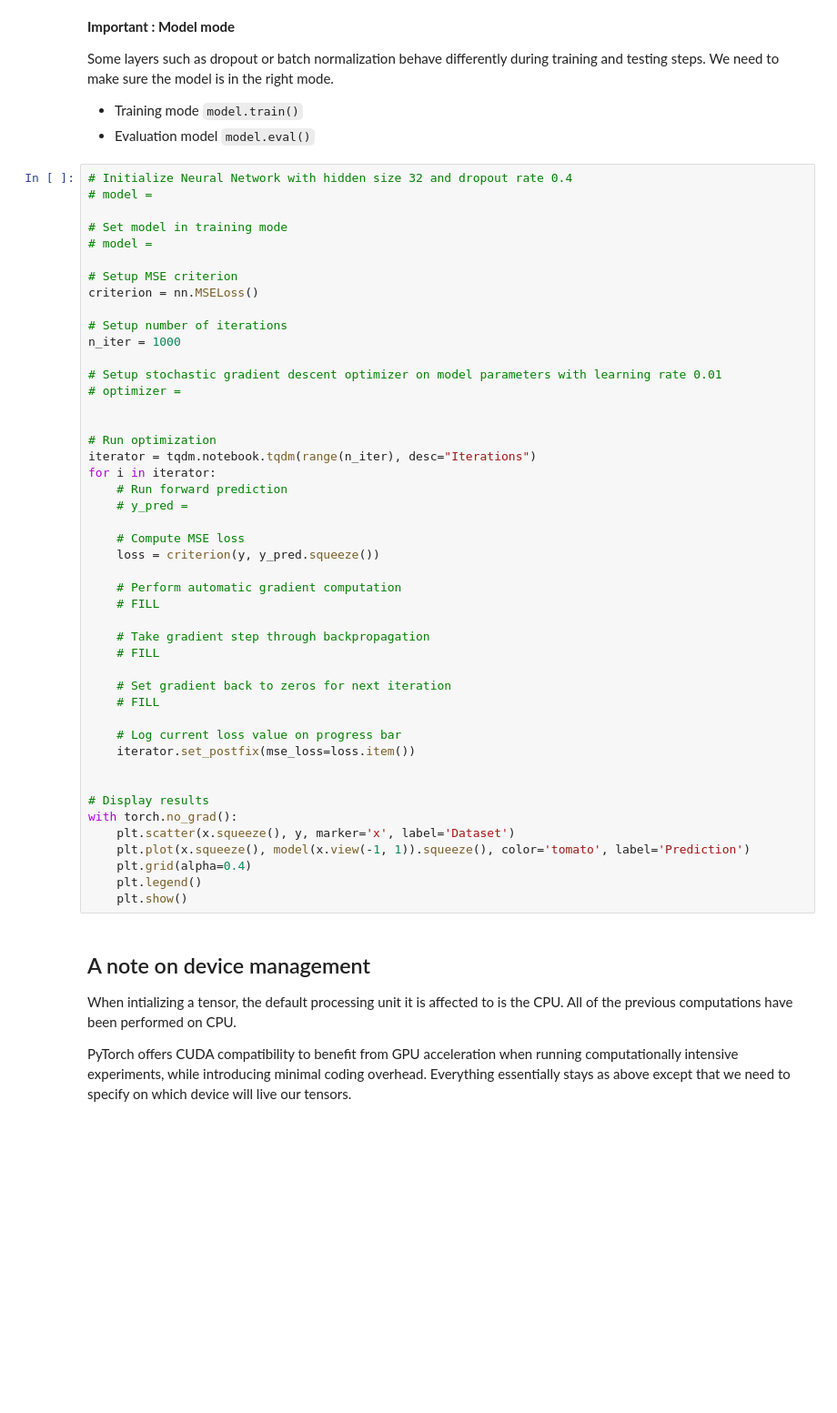
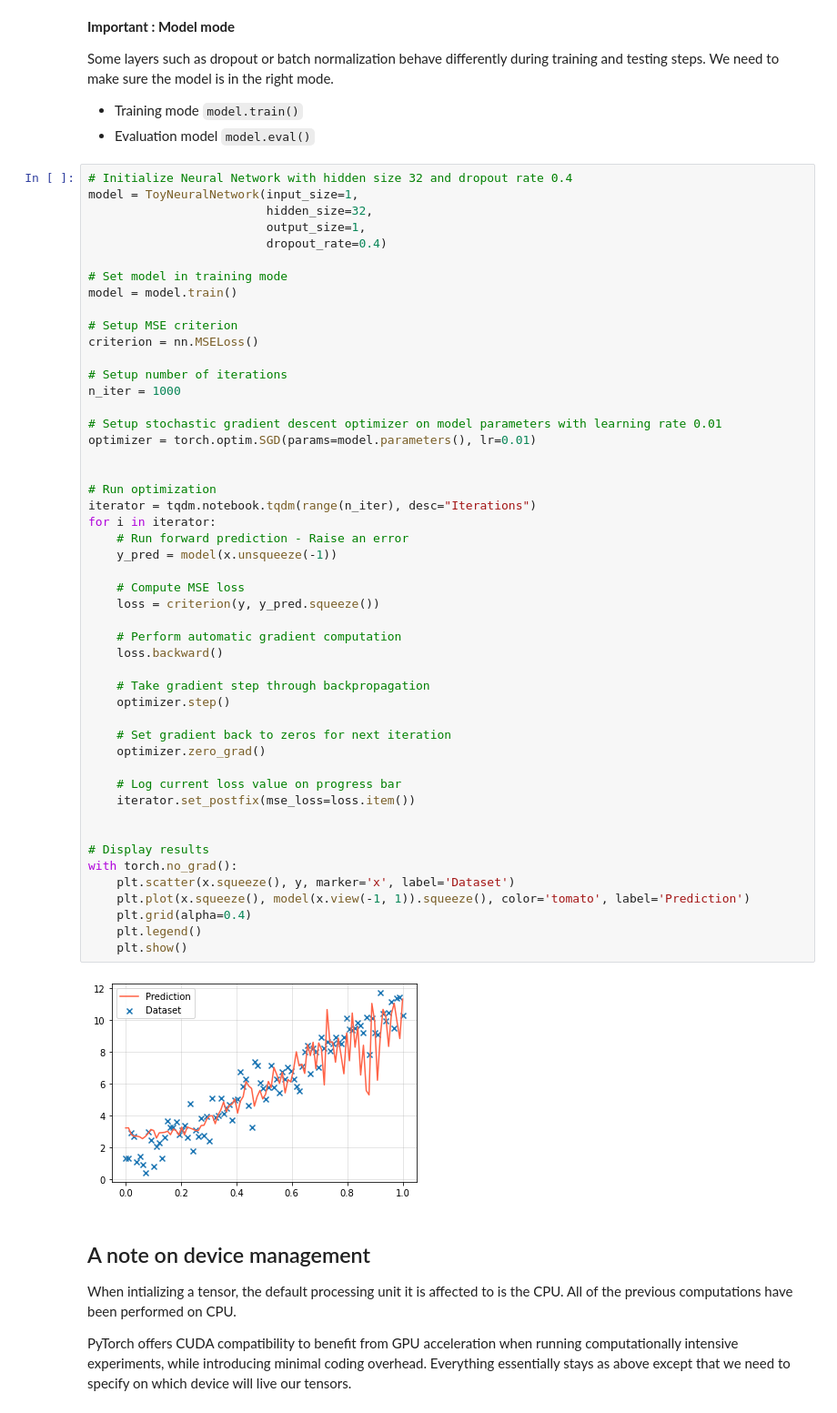
Before and after one commit to shahineb/statml-cdt-pytorch-tutorial, a Jupyter notebook: 01-introduction.ipynb, the cells around one changed output. Shown at 91% size. Saved outputs shown, nothing was run; the diff lists cells and outputs as text; blank space fills up the shorter version.

```diff
--- a/01-introduction.ipynb
+++ b/01-introduction.ipynb
@@ -528,10 +528,13 @@ Some layers such as dropout or batch normalization behave differently during tra
 - Evaluation model `model.eval()`
 # %%
 # Initialize Neural Network with hidden size 32 and dropout rate 0.4
-# model =
+model = ToyNeuralNetwork(input_size=1,
+                         hidden_size=32,
+                         output_size=1,
+                         dropout_rate=0.4)
 
 # Set model in training mode
-# model =
+model = model.train()
 
 # Setup MSE criterion
 criterion = nn.MSELoss()
@@ -539,39 +542,41 @@ criterion = nn.MSELoss()
 # Setup number of iterations
 n_iter = 1000
 
 # Setup stochastic gradient descent optimizer on model parameters with learning rate 0.01
-# optimizer =
+optimizer = torch.optim.SGD(params=model.parameters(), lr=0.01)
 
 
 # Run optimization
 iterator = tqdm.notebook.tqdm(range(n_iter), desc="Iterations")
 for i in iterator:
-    # Run forward prediction
-    # y_pred =
+    # Run forward prediction - Raise an error
+    y_pred = model(x.unsqueeze(-1))
 
     # Compute MSE loss
     loss = criterion(y, y_pred.squeeze())
 
     # Perform automatic gradient computation
-    # FILL
+    loss.backward()
 
     # Take gradient step through backpropagation
-    # FILL
+    optimizer.step()
 
     # Set gradient back to zeros for next iteration
-    # FILL
+    optimizer.zero_grad()
 
     # Log current loss value on progress bar
     iterator.set_postfix(mse_loss=loss.item())
 
 
 # Display results
 with torch.no_grad():
     plt.scatter(x.squeeze(), y, marker='x', label='Dataset')
     plt.plot(x.squeeze(), model(x.view(-1, 1)).squeeze(), color='tomato', label='Prediction')
     plt.grid(alpha=0.4)
     plt.legend()
     plt.show()
+# %% [output]
+[figure, added]
 # %% [markdown]
 ## A note on device management
 
```
Also changed, not shown: parts of 5 cells of this notebook.
